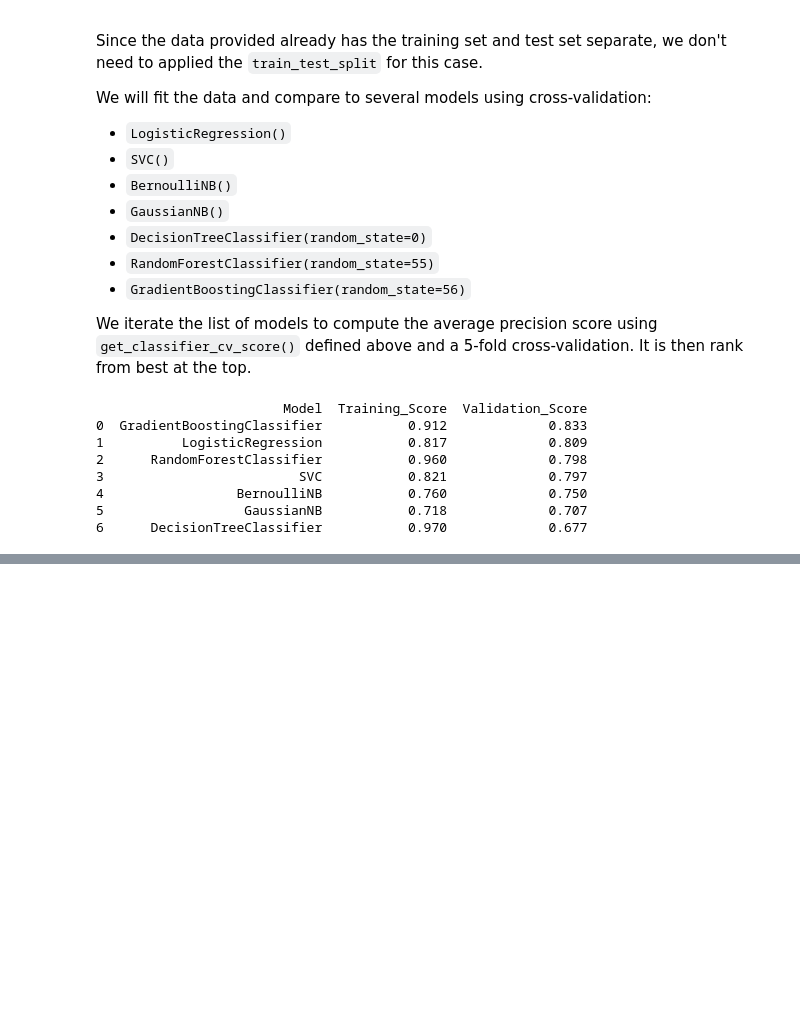
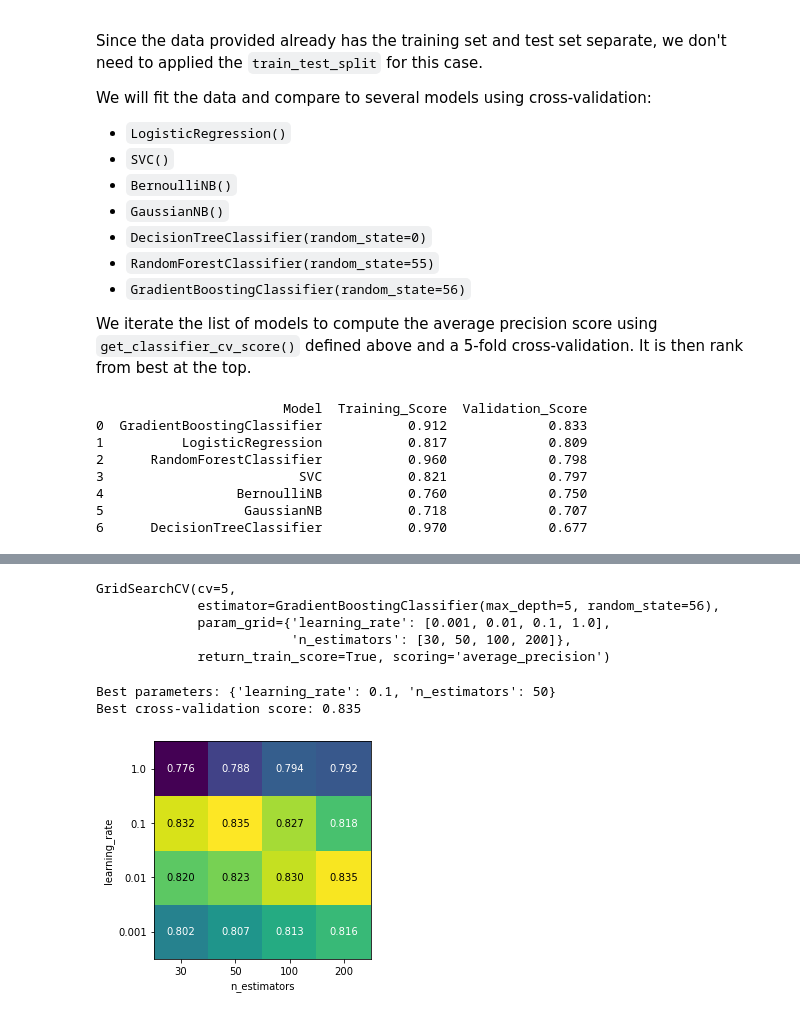
Before and after one commit to mliao21/KaggleTitanic, a Jupyter notebook: ProjectAnalysis.ipynb, the cells around one changed output, grey strips where cells are left out. Cells and saved outputs as stored; diff of their text form; code cells hidden in the pictures; blank space fills up the shorter version.

Commit message:
hyperparameter tuning using grid search

```diff
--- a/ProjectAnalysis.ipynb
+++ b/ProjectAnalysis.ipynb
@@ -370,0 +386,26 @@ print(ranked_model.round(3))
+# %%
+from sklearn.model_selection import GridSearchCV
+from sklearn.ensemble import GradientBoostingClassifier
+
+param_grid = {'n_estimators': [30, 50, 100, 200],
+              'learning_rate': [0.001, 0.01, 0.1, 1.0]}
+
+gbc = GradientBoostingClassifier(max_depth=5, random_state=56)
+grid_search = GridSearchCV(gbc, param_grid, cv=5, scoring='average_precision', return_train_score=True)
+# %%
+grid_search.fit(X_train_trans, y_train)
+# %% [output]
+GridSearchCV(cv=5,
+             estimator=GradientBoostingClassifier(max_depth=5, random_state=56),
+             param_grid={'learning_rate': [0.001, 0.01, 0.1, 1.0],
+                         'n_estimators': [30, 50, 100, 200]},
+             return_train_score=True, scoring='average_precision')
+# %%
+print_grid_search_result(grid_search)
+# %% [output]
+Best parameters: {'learning_rate': 0.1, 'n_estimators': 50}
+Best cross-validation score: 0.835
+# %%
+plot_grid_search_results(grid_search)
+# %% [output]
+[figure, added]
```
Also changed, not shown: parts of 12 cells of this notebook.
